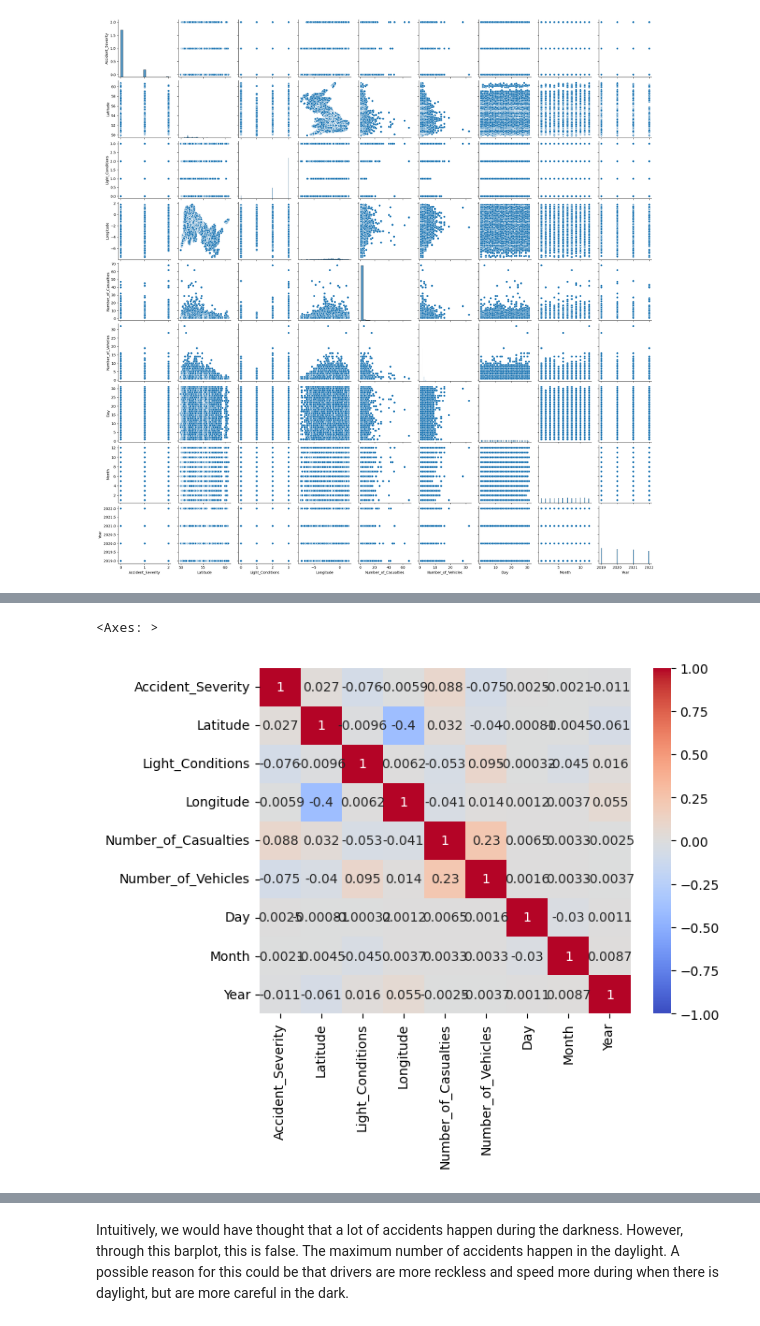
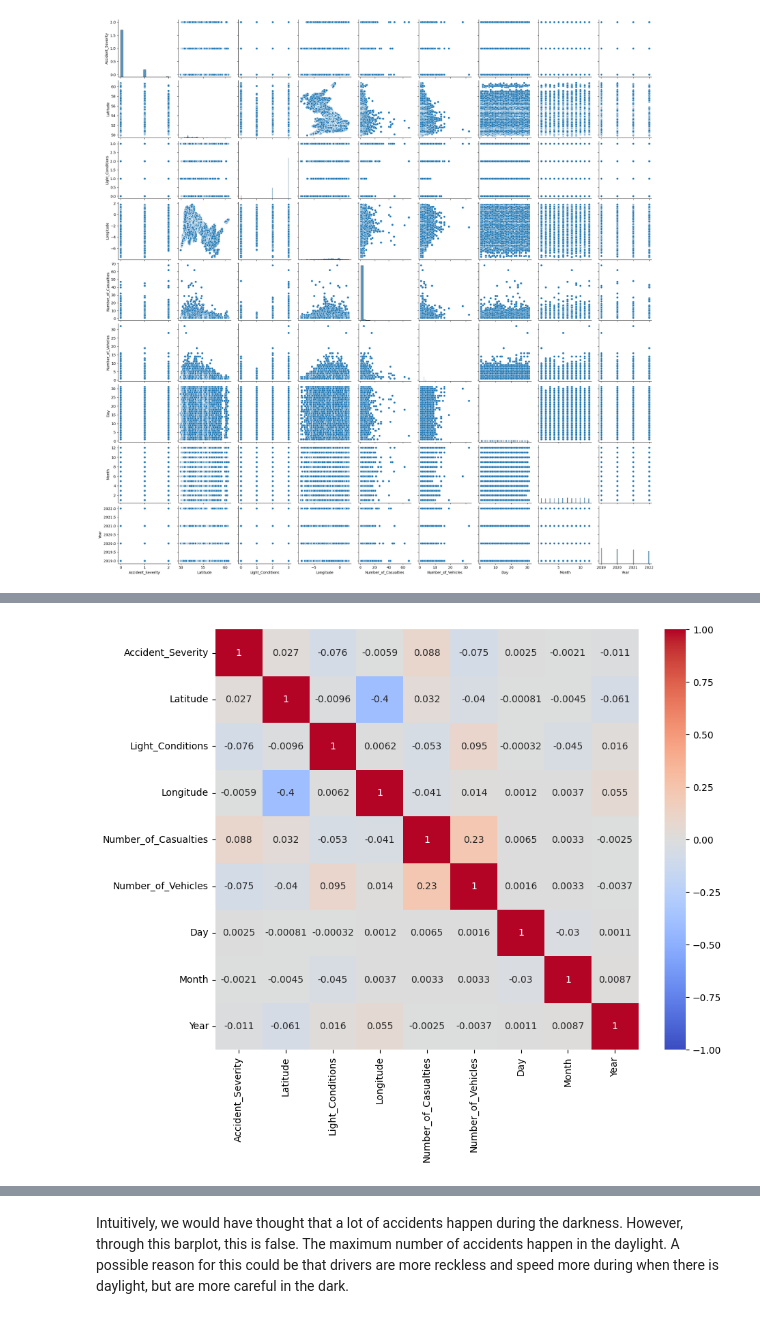
Before and after one commit to yashilvora19/accident_severity_prediction, a Jupyter notebook: Data_Cleaning_and_EDA_Final.ipynb, the cells around one changed output, grey strips where cells are left out. Saved outputs shown, nothing was run; the diff lists cells and outputs as text; code cells hidden in the pictures.

```diff
--- a/Data_Cleaning_and_EDA.ipynb
+++ b/Data_Cleaning_and_EDA_Final.ipynb
@@ -405,8 +414,6 @@ sns.pairplot(accident_copy)
 # %%
-# plot a correlation heatmap to see the correlation between features
-# seems like extremely low correlation between Accident Severity and all other columns
-# highest is Number of Casualties, at 0.088
+plt.figure(figsize=(10, 8))
 sns.heatmap(accident_copy.select_dtypes(include=['float64', 'int64']).corr(), vmin=-1, vmax=1, center=0, annot=True, cmap= 'coolwarm')
+plt.show()
 # %% [output]
-<Axes: >
-[figure, old version]
+[figure, new version]
```
Also changed, not shown: parts of 21 cells of this notebook, 2 other files.
